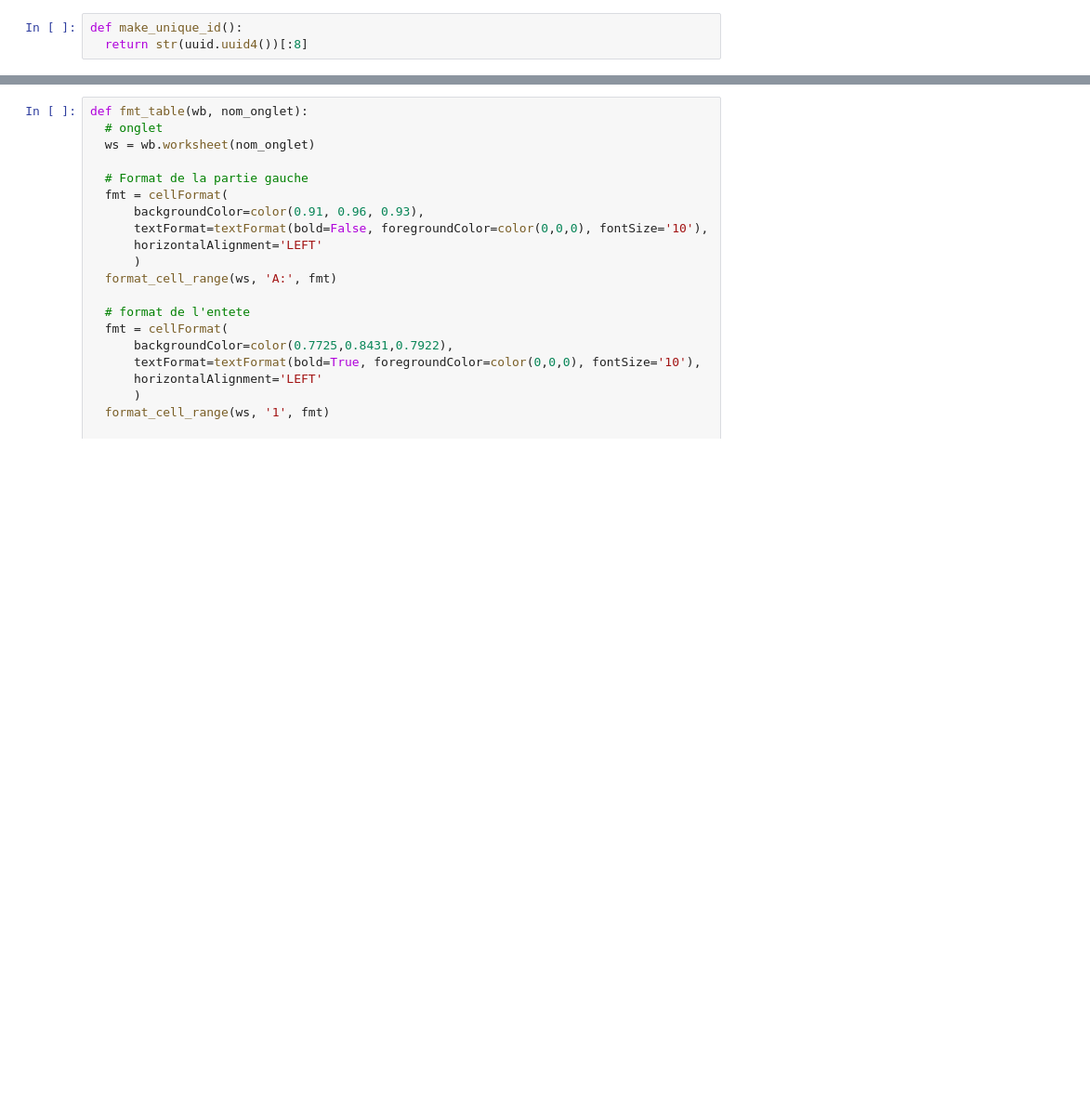
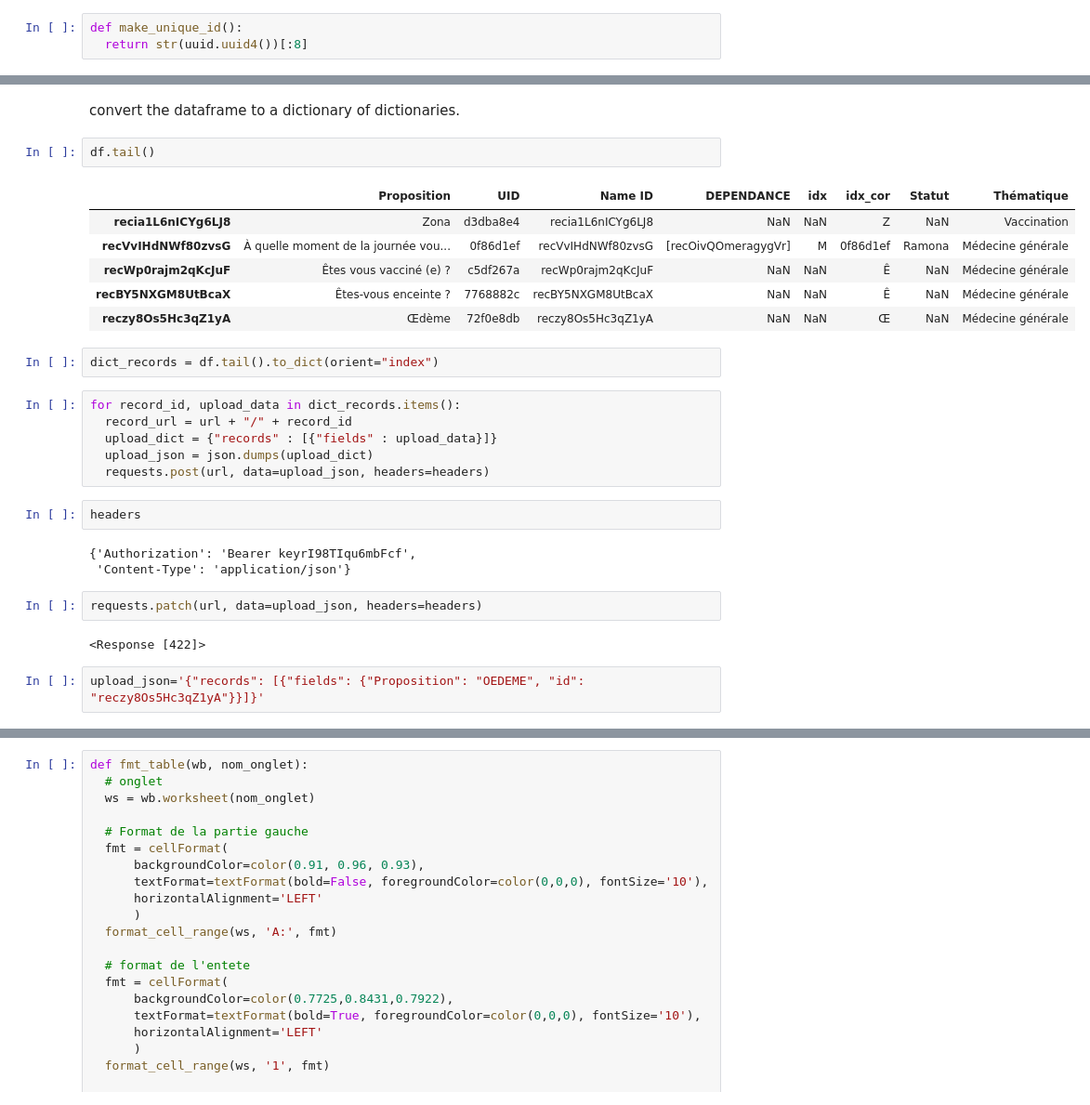
Before and after one commit to gretiere545/corpus, a Jupyter notebook: CorpusPipeAirtable_v1_0.ipynb, the cells around one changed output, grey strips where cells are left out. Shown at 93% size. Saved outputs shown, nothing was run; the diff lists cells and outputs as text; blank space fills up the shorter version.

```diff
--- a/CorpusPipeAirtable_v1_0.ipynb
+++ b/CorpusPipeAirtable_v1_0.ipynb
@@ -176,2 +240,32 @@ x = df_cc_fr.loc[df_cc_fr["uid"]=="d3dba8e4"]["index"].item()
 df['UID'] = df['UID'].apply(lambda x: make_unique_id() if pd.isna(x) else x)
 df.idx_cor = df['UID'].apply(lambda x: lookup_uid(x))
+# %% [markdown]
+convert the dataframe to a dictionary of dictionaries.
+# %%
+df.tail()
+# %% [output]
+|  | Proposition | UID | Name ID | DEPENDANCE | idx | idx_cor | Statut | Thématique |
+| recia1L6nICYg6LJ8 | Zona | d3dba8e4 | recia1L6nICYg6LJ8 | NaN | NaN | Z | NaN | Vaccination |
+| recVvIHdNWf80zvsG | À quelle moment de la journée vou... | 0f86d1ef | recVvIHdNWf80zvsG | [recOivQOmeragygVr] | M | 0f86d1ef | Ramona | Médecine générale |
+| recWp0rajm2qKcJuF | Êtes vous vacciné (e) ? | c5df267a | recWp0rajm2qKcJuF | NaN | NaN | Ê | NaN | Médecine générale |
+| recBY5NXGM8UtBcaX | Êtes-vous enceinte ? | 7768882c | recBY5NXGM8UtBcaX | NaN | NaN | Ê | NaN | Médecine générale |
+| reczy8Os5Hc3qZ1yA | Œdème | 72f0e8db | reczy8Os5Hc3qZ1yA | NaN | NaN | Œ | NaN | Médecine générale |
+# %%
+dict_records = df.tail().to_dict(orient="index")
+# %%
+for record_id, upload_data in dict_records.items():
+  record_url = url + "/" + record_id
+  upload_dict = {"records" : [{"fields" : upload_data}]}
+  upload_json = json.dumps(upload_dict)
+  requests.post(url, data=upload_json, headers=headers)
+# %%
+headers
+# %% [output]
+{'Authorization': 'Bearer keyrI98TIqu6mbFcf',
+ 'Content-Type': 'application/json'}
+# %%
+requests.patch(url, data=upload_json, headers=headers)
+# %% [output]
+<Response [422]>
+# %%
+upload_json='{"records": [{"fields": {"Proposition": "OEDEME", "id": "reczy8Os5Hc3qZ1yA"}}]}'
```
Also changed, not shown: parts of 20 cells of this notebook.
